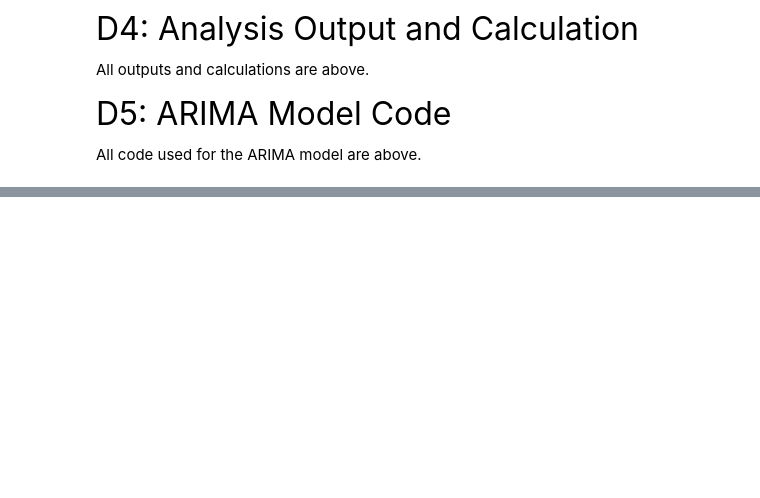
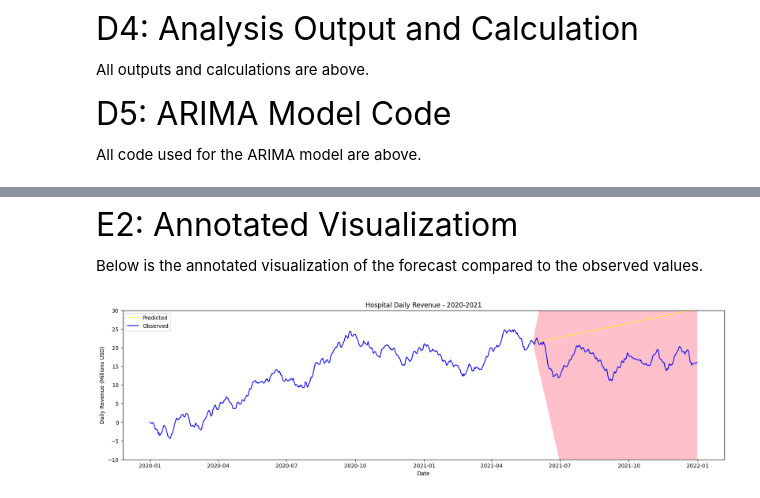
Before and after one commit to CGRowe96/WGU_MSDA, a Jupyter notebook: Untitled-1.ipynb, the cells around one changed output, grey strips where cells are left out. Cells and saved outputs as stored; diff of their text form; code cells hidden in the pictures; blank space fills up the shorter version.

```diff
--- a/Untitled-1.ipynb
+++ b/Untitled-1.ipynb
@@ -465,0 +498,17 @@ Looking over the above sections,
+# %% [markdown]
+<font size='6'>E2: Annotated Visualizatiom</font>
+
+Below is the annotated visualization of the forecast compared to the observed values.
+# %%
+plt.figure(figsize=[20,5])
+plt.title("Hospital Daily Revenue - 2020-2021")
+plt.xlabel("Date")
+plt.ylabel("Daily Revenue (Millions USD)")
+plt.plot(forecast_df, color='yellow', linestyle='dashed')
+plt.plot(med_df, color='blue')
+plt.fill_between(conf_int.index, conf_int['lower Revenue'], conf_int['upper Revenue'], color='pink')
+plt.ylim(-10,30)
+plt.legend(['Predicted','Observed'])
+plt.show();
+# %% [output]
+[figure, added]
```
Also changed, not shown: parts of 15 cells of this notebook.
